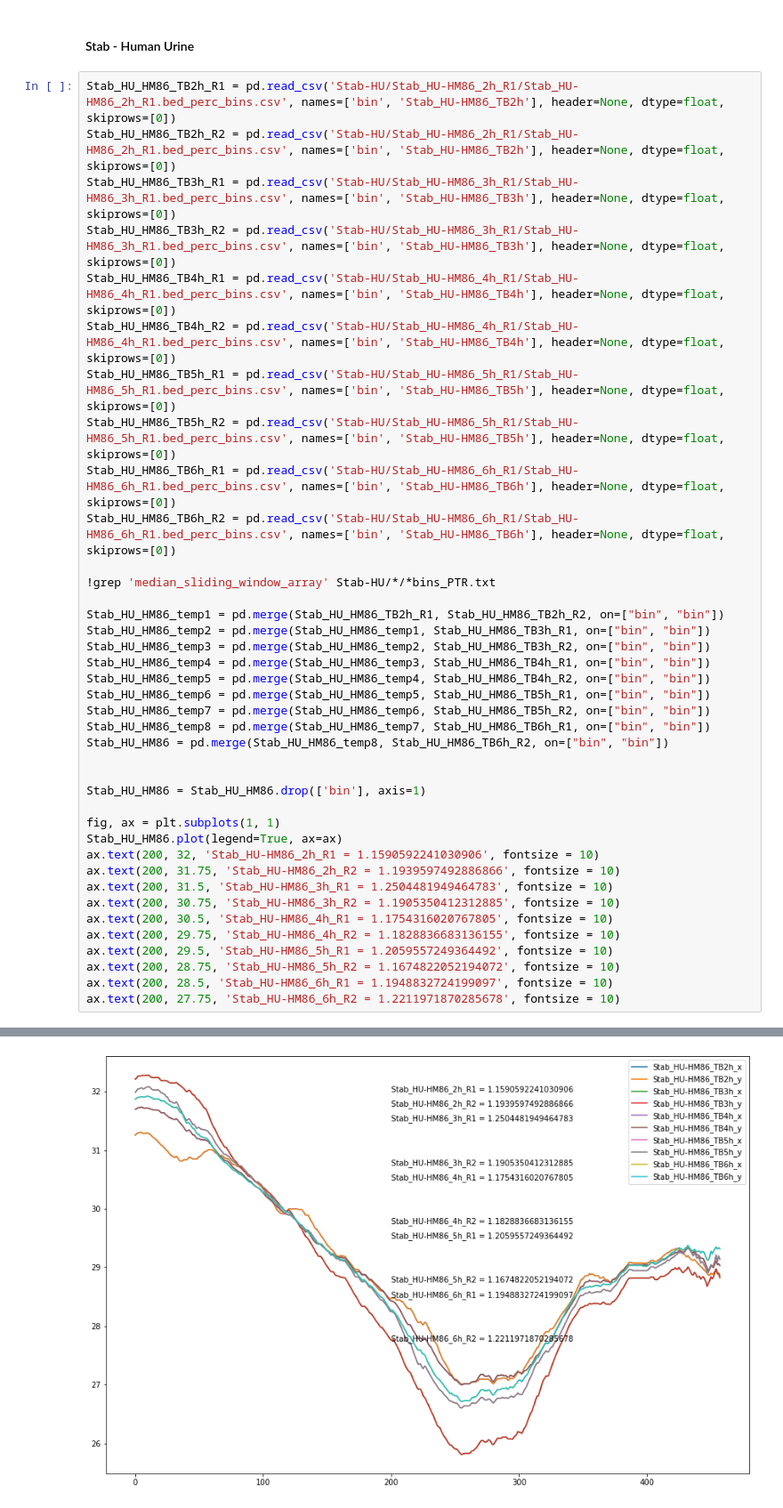
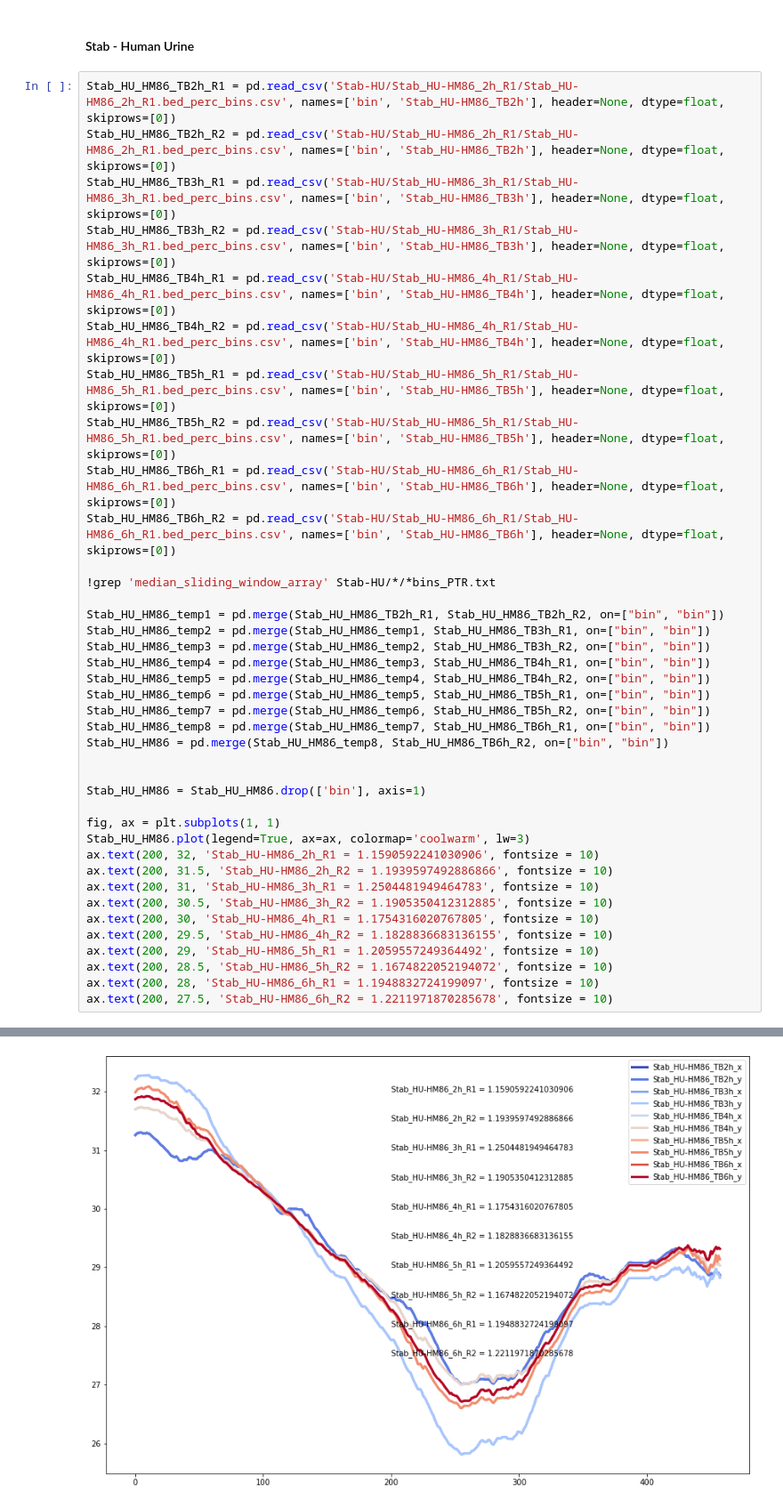
Before and after one commit to alipirani88/Growth-rate-estimate_SMAKE, a Jupyter notebook: 2023-06-21_Ecoli_UTI_PTR.ipynb, the cells around one changed output, grey strips where cells are left out. Shown at 89% size. Cells and saved outputs as stored; diff of their text form.

```diff
--- a/2023-06-21_Ecoli_UTI_PTR.ipynb
+++ b/2023-06-21_Ecoli_UTI_PTR.ipynb
@@ -725,17 +747,17 @@ Stab_HU_HM86 = pd.merge(Stab_HU_HM86_temp8, Stab_HU_HM86_TB6h_R2, on=["bin", "bi
 Stab_HU_HM86 = Stab_HU_HM86.drop(['bin'], axis=1)
 
 fig, ax = plt.subplots(1, 1)
-Stab_HU_HM86.plot(legend=True, ax=ax)
+Stab_HU_HM86.plot(legend=True, ax=ax, colormap='coolwarm', lw=3)
 ax.text(200, 32, 'Stab_HU-HM86_2h_R1 = 1.1590592241030906', fontsize = 10)
-ax.text(200, 31.75, 'Stab_HU-HM86_2h_R2 = 1.1939597492886866', fontsize = 10)
-ax.text(200, 31.5, 'Stab_HU-HM86_3h_R1 = 1.2504481949464783', fontsize = 10)
-ax.text(200, 30.75, 'Stab_HU-HM86_3h_R2 = 1.1905350412312885', fontsize = 10)
-ax.text(200, 30.5, 'Stab_HU-HM86_4h_R1 = 1.1754316020767805', fontsize = 10)
-ax.text(200, 29.75, 'Stab_HU-HM86_4h_R2 = 1.1828836683136155', fontsize = 10)
-ax.text(200, 29.5, 'Stab_HU-HM86_5h_R1 = 1.2059557249364492', fontsize = 10)
-ax.text(200, 28.75, 'Stab_HU-HM86_5h_R2 = 1.1674822052194072', fontsize = 10)
-ax.text(200, 28.5, 'Stab_HU-HM86_6h_R1 = 1.1948832724199097', fontsize = 10)
-ax.text(200, 27.75, 'Stab_HU-HM86_6h_R2 = 1.2211971870285678', fontsize = 10)
+ax.text(200, 31.5, 'Stab_HU-HM86_2h_R2 = 1.1939597492886866', fontsize = 10)
+ax.text(200, 31, 'Stab_HU-HM86_3h_R1 = 1.2504481949464783', fontsize = 10)
+ax.text(200, 30.5, 'Stab_HU-HM86_3h_R2 = 1.1905350412312885', fontsize = 10)
+ax.text(200, 30, 'Stab_HU-HM86_4h_R1 = 1.1754316020767805', fontsize = 10)
+ax.text(200, 29.5, 'Stab_HU-HM86_4h_R2 = 1.1828836683136155', fontsize = 10)
+ax.text(200, 29, 'Stab_HU-HM86_5h_R1 = 1.2059557249364492', fontsize = 10)
+ax.text(200, 28.5, 'Stab_HU-HM86_5h_R2 = 1.1674822052194072', fontsize = 10)
+ax.text(200, 28, 'Stab_HU-HM86_6h_R1 = 1.1948832724199097', fontsize = 10)
+ax.text(200, 27.5, 'Stab_HU-HM86_6h_R2 = 1.2211971870285678', fontsize = 10)
 # %% [output]
 Stab-HU/Stab_HU-HM86_2h_R1/Stab_HU-HM86_2h_R1_bins_PTR.txt:results/2023-06-23_Growth_Rate_Analysis/ptr/Stab-HU/Stab_HU-HM86_2h_R1/Stab_HU-HM86_2h_R1_bins.csv median_sliding_window_array :     1.159059 ...
 Stab-HU/Stab_HU-HM86_2h_R2/Stab_HU-HM86_2h_R2_bins_PTR.txt:results/2023-06-23_Growth_Rate_Analysis/ptr/Stab-HU/Stab_HU-HM86_2h_R2/Stab_HU-HM86_2h_R2_bins.csv median_sliding_window_array :     1.193959 ...
@@ -751 +773 @@ Text(200, 27.75, 'Stab_HU-HM86_6h_R2 = 1.2211971870285678')
-[figure, old version]
+[figure, new version]
```
Also changed, not shown: parts of 45 cells of this notebook.
